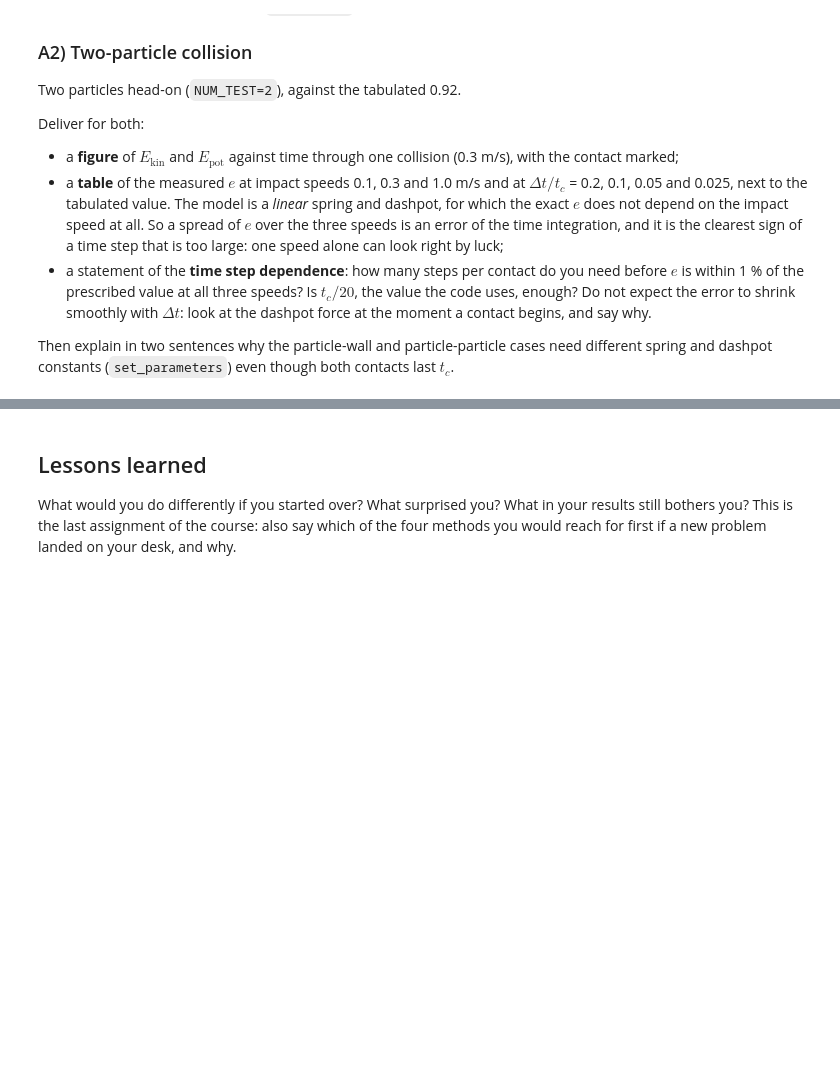
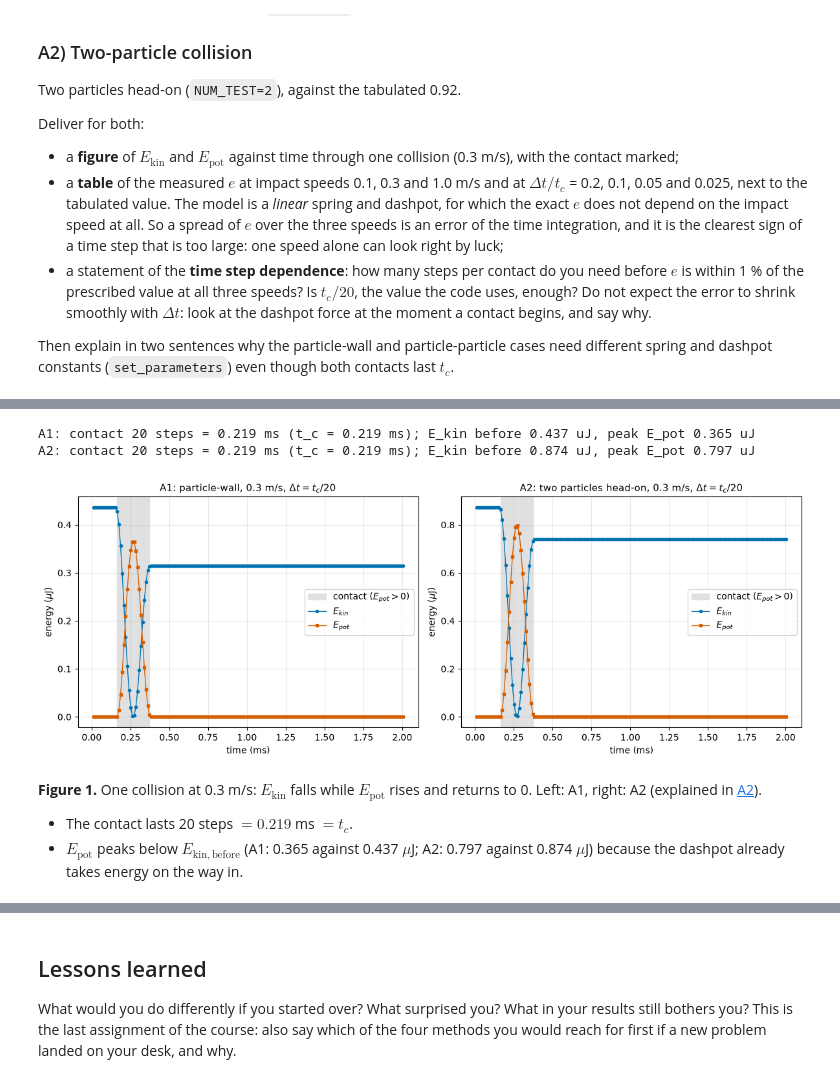
Before and after one commit to datomic117/Particle_based_simulations, a Jupyter notebook: Assignment_4/A4.ipynb, the cells around one changed output, grey strips where cells are left out. Cells and saved outputs as stored; diff of their text form; code cells hidden in the pictures; blank space fills up the shorter version.

```diff
--- a/Assignment_4/A4.ipynb
+++ b/Assignment_4/A4.ipynb
@@ -520,0 +444,8 @@ All 24 runs: 5 runs with one overlap step fewer than t_c/dt have errors +0.70 to
+# %%
+# Table A.1: e at dt = t_c/20 for the three impact speeds, both tests (from data/A_restitution.csv)
+rows = []
+for k, name in [(1, "A1 particle-wall"), (2, "A2 two particles")]:
+    g = res[(res.num_test == k) & (res.steps_per_contact == 20)].sort_values("v_impact")
+    rows.append([name, f"{g.e_tabulated.iloc[0]:.2f}"] + [f"{e:.4f}" for e in g.e]
+                + [f"{100 * g.rel_error.min():+.2f} to {100 * g.rel_error.max():+.2f}", f"{g.e.max() - g.e.min():.4f}"])
+show_table("Table A.1: $e$ at $\\Delta t=t_c/20$", ["", "tabulated", "$e$, 0.1 m/s", "0.3 m/s", "1.0 m/s", "error of $e$ (%)", "spread"], rows)
@@ -520,0 +459,28 @@ All 24 runs: 5 runs with one overlap step fewer than t_c/dt have errors +0.70 to
+# %%
+# Figure 1: E_kin and E_pot through one collision at 0.3 m/s, dt = t_c/20; contact = steps with E_pot > 0
+fig, axes = plt.subplots(1, 2, figsize=(12, 4.5))
+for ax, name, title in zip(axes, ["A1", "A2"], ["A1: particle-wall", "A2: two particles head-on"]):
+    d = np.loadtxt(f"data/A_{name}_v0.3.dat")
+    t, epot, ekin = d[:, 1] * 1e3, d[:, 3] * 1e6, d[:, 4] * 1e6      # ms, microjoule
+    touching = np.flatnonzero(epot > 0)
+    t0, t1 = t[touching[0]], t[touching[-1]]
+    ax.axvspan(t0, t1, color="0.88", label="contact ($E_{pot}>0$)")
+    ax.plot(t, ekin, "o-", ms=3, lw=1, color=BLUE, label="$E_{kin}$")
+    ax.plot(t, epot, "s-", ms=3, lw=1, color=RED, label="$E_{pot}$")
+    ax.set_xlabel("time (ms)")
+    ax.set_ylabel("energy ($\\mu$J)")
+    ax.set_title(f"{title}, 0.3 m/s, $\\Delta t=t_c/20$")
+    ax.legend(loc="center right")
+    print(f"{name}: contact {len(touching)} steps = {t1 - t0 + t[1] - t[0]:.3f} ms (t_c = 0.219 ms); E_kin before "
+          f"{ekin[touching[0] - 1]:.3f} uJ, peak E_pot {epot.max():.3f} uJ")
+plt.tight_layout()
+plt.show()
+# %% [output]
+A1: contact 20 steps = 0.219 ms (t_c = 0.219 ms); E_kin before 0.437 uJ, peak E_pot 0.365 uJ
+A2: contact 20 steps = 0.219 ms (t_c = 0.219 ms); E_kin before 0.874 uJ, peak E_pot 0.797 uJ
+[figure, added]
+# %% [markdown]
+**Figure 1.** One collision at 0.3 m/s: $E_\mathrm{kin}$ falls while $E_\mathrm{pot}$ rises and returns to 0. Left: A1, right: A2 (explained in [A2](#A2)).
+
+- The contact lasts 20 steps $=0.219$ ms $=t_c$.
+- $E_\mathrm{pot}$ peaks below $E_\mathrm{kin,before}$ (A1: 0.365 against 0.437 $\mu$J; A2: 0.797 against 0.874 $\mu$J) because the dashpot already takes energy on the way in.
```
Also changed, not shown: parts of 85 cells of this notebook, 8 other files.
